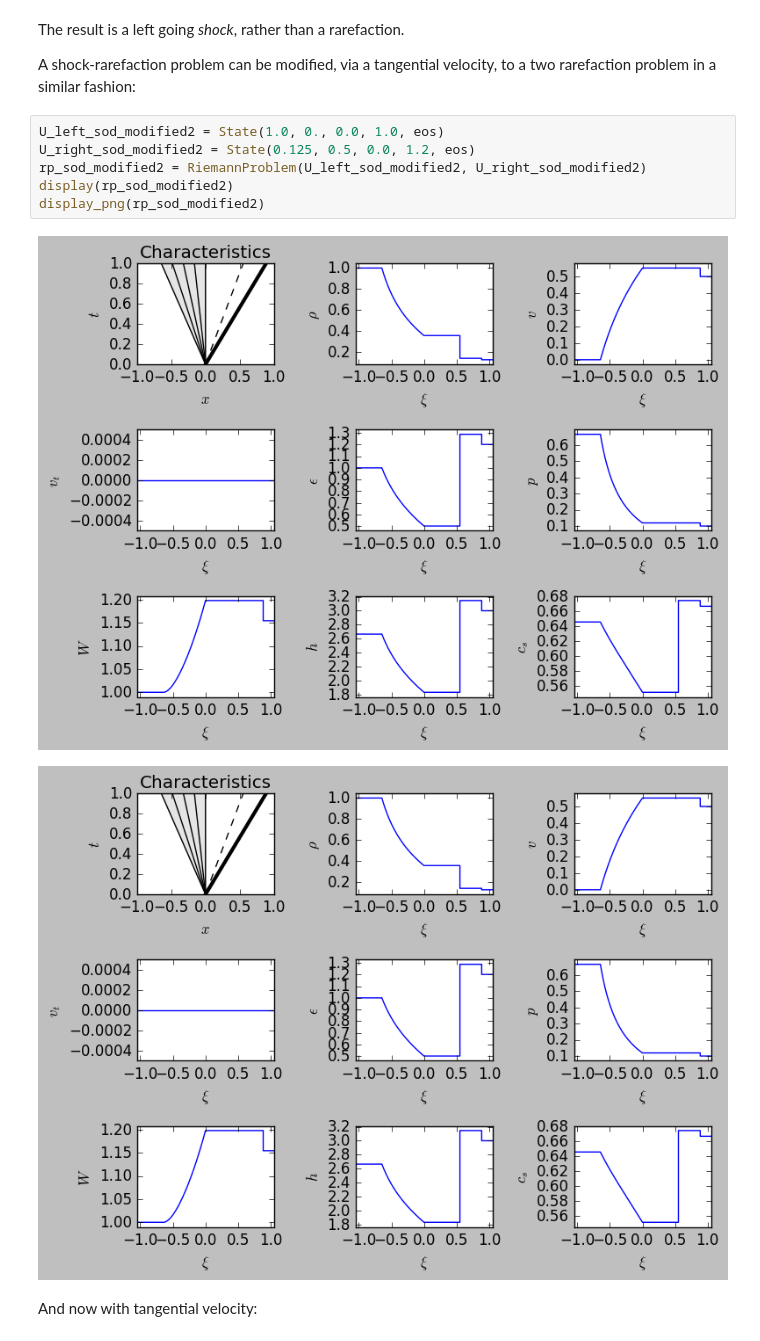
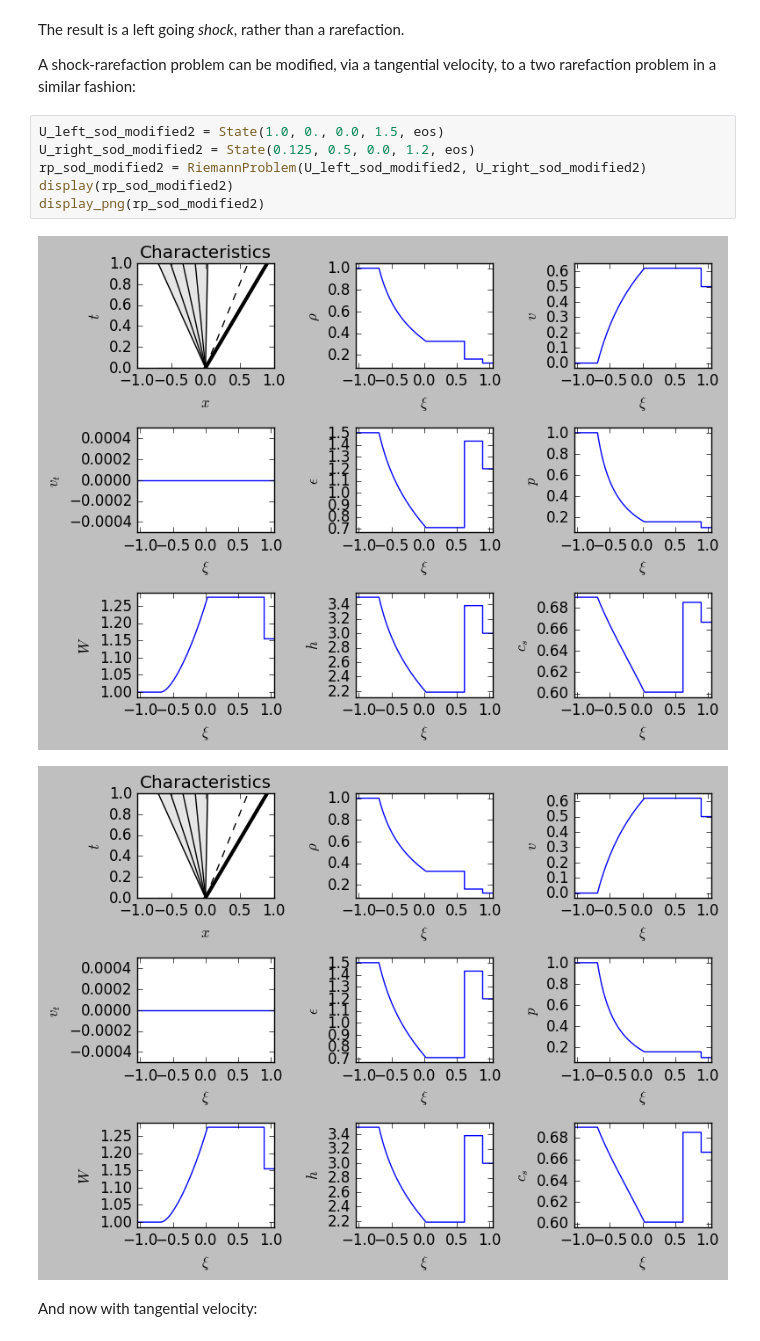
Before and after one commit to harpolea/r3d2, a Jupyter notebook: docs/tangential_change.ipynb, the cells around one changed output. Drawn from its saved outputs; the diff is of its cells as text.

```diff
--- a/docs/tangential_change.ipynb
+++ b/docs/tangential_change.ipynb
@@ -34,14 +34,14 @@ The result is a left going *shock*, rather than a rarefaction.
 
 A shock-rarefaction problem can be modified, via a tangential velocity, to a two rarefaction problem in a similar fashion:
 # %%
-U_left_sod_modified2 = State(1.0, 0., 0.0, 1.0, eos)
+U_left_sod_modified2 = State(1.0, 0., 0.0, 1.5, eos)
 U_right_sod_modified2 = State(0.125, 0.5, 0.0, 1.2, eos)
 rp_sod_modified2 = RiemannProblem(U_left_sod_modified2, U_right_sod_modified2)
 display(rp_sod_modified2)
 display_png(rp_sod_modified2)
 # %% [output]
-[figure, old version]
+[figure, new version]
-[figure, old version]
+[figure, new version]
 # %% [markdown]
 And now with tangential velocity:
 # %%
```
Also changed, not shown: parts of 8 cells of this notebook, 1 other file.
